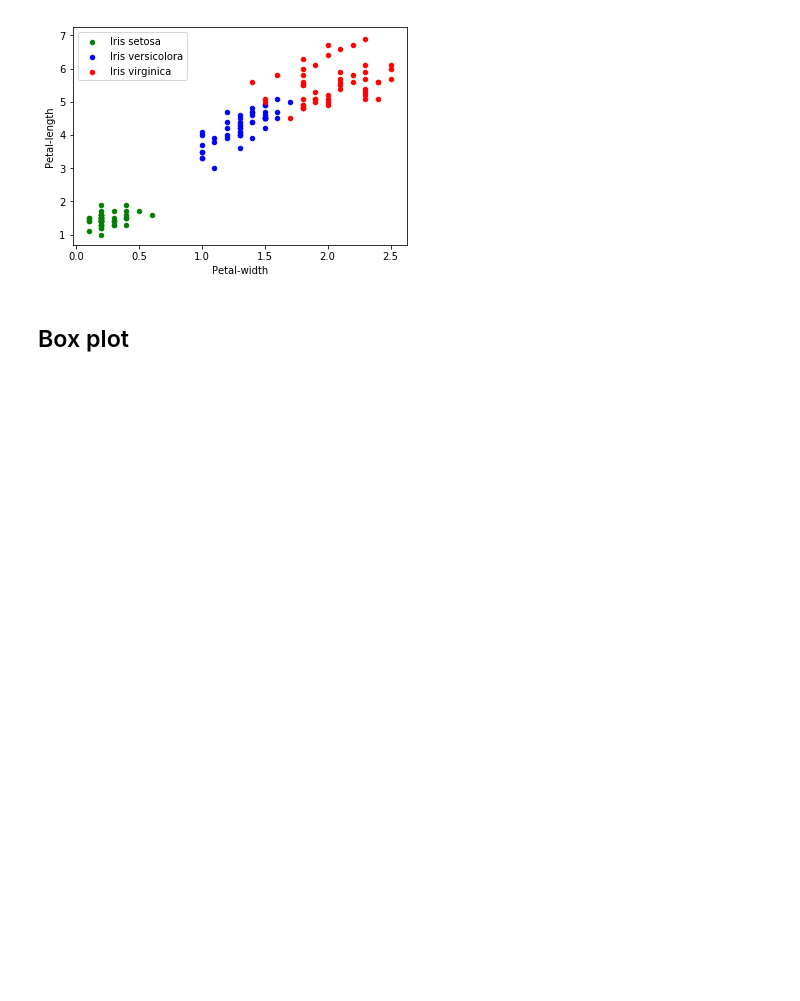
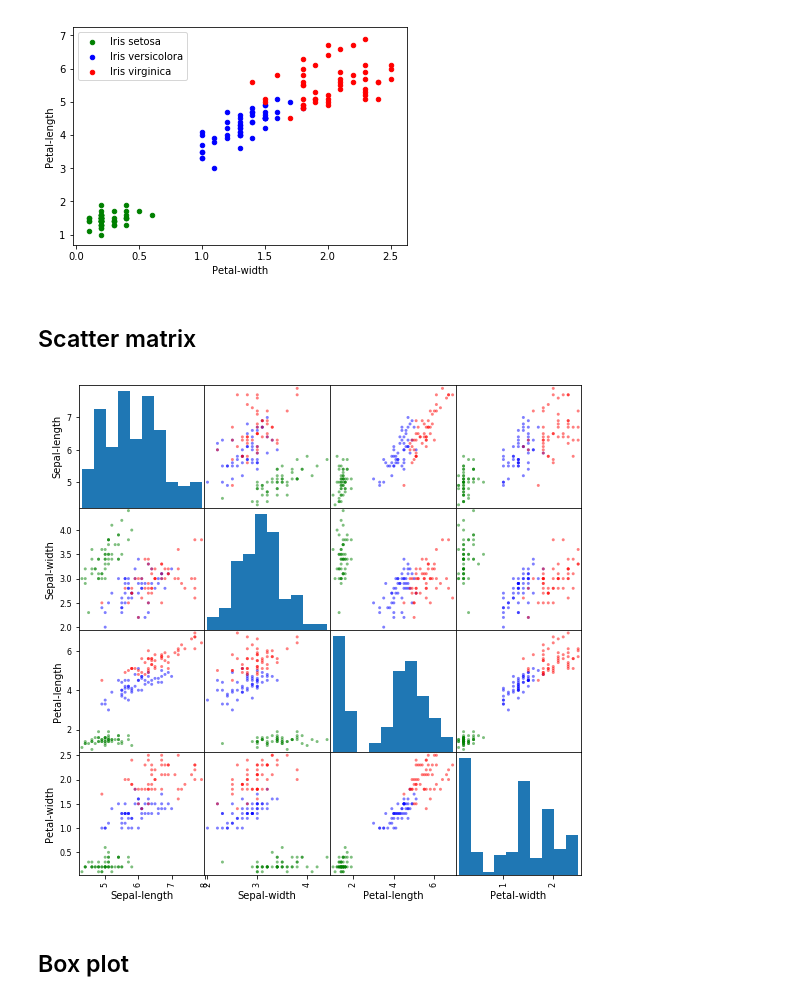
Before and after one commit to alex-c/data-science-exercises, a Jupyter notebook: lab-1/Charoy_Alexandre_448140_1.ipynb, the cells around one changed output. Cells and saved outputs as stored; diff of their text form; code cells hidden in the pictures; blank space fills up the shorter version.

```diff
--- a/lab-1/Charoy_Alexandre_448140_1.ipynb
+++ b/lab-1/Charoy_Alexandre_448140_1.ipynb
@@ -83,6 +84,18 @@ table_versicolora.plot.scatter(ax = plot_petal, x=names[3], y=names[2], label='I
 table_virginica.plot.scatter(ax = plot_petal, x=names[3], y=names[2], label='Iris virginica', color='Red');
 # %% [output]
 [figure]
+# %% [markdown]
+## Scatter matrix
+# %%
+color_map = {"Iris-setosa": "Green",
+               "Iris-versicolor": "Blue",
+               "Iris-virginica": "Red"}
+
+colors = table["Class"].map(lambda x: color_map.get(x))
+
+pd.plotting.scatter_matrix(table, color=colors, figsize=(9, 9));
+# %% [output]
+[figure, added]
 # %% [markdown]
 ## Box plot
 # %%
```
Also changed, not shown: parts of 4 cells of this notebook, 1 other file.
